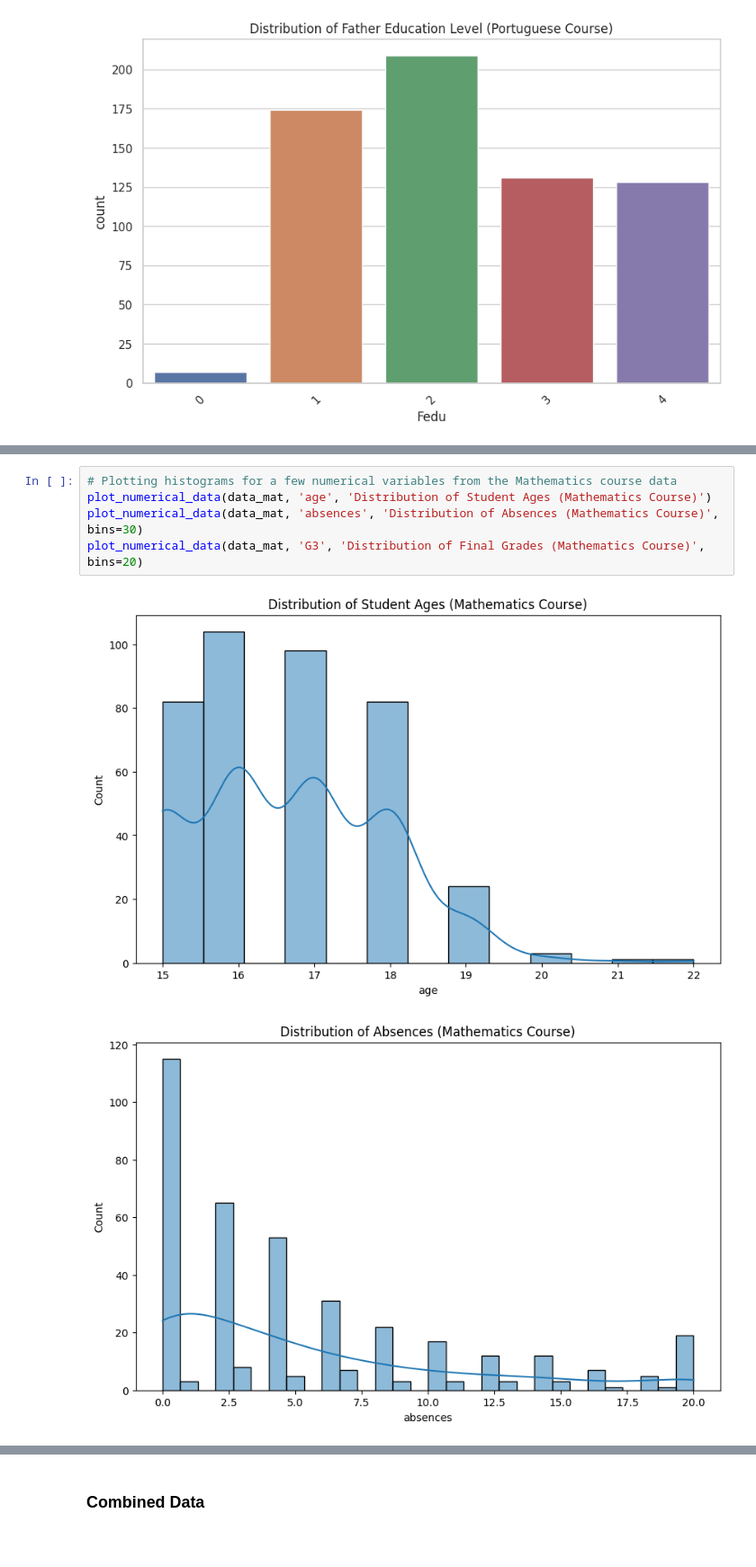
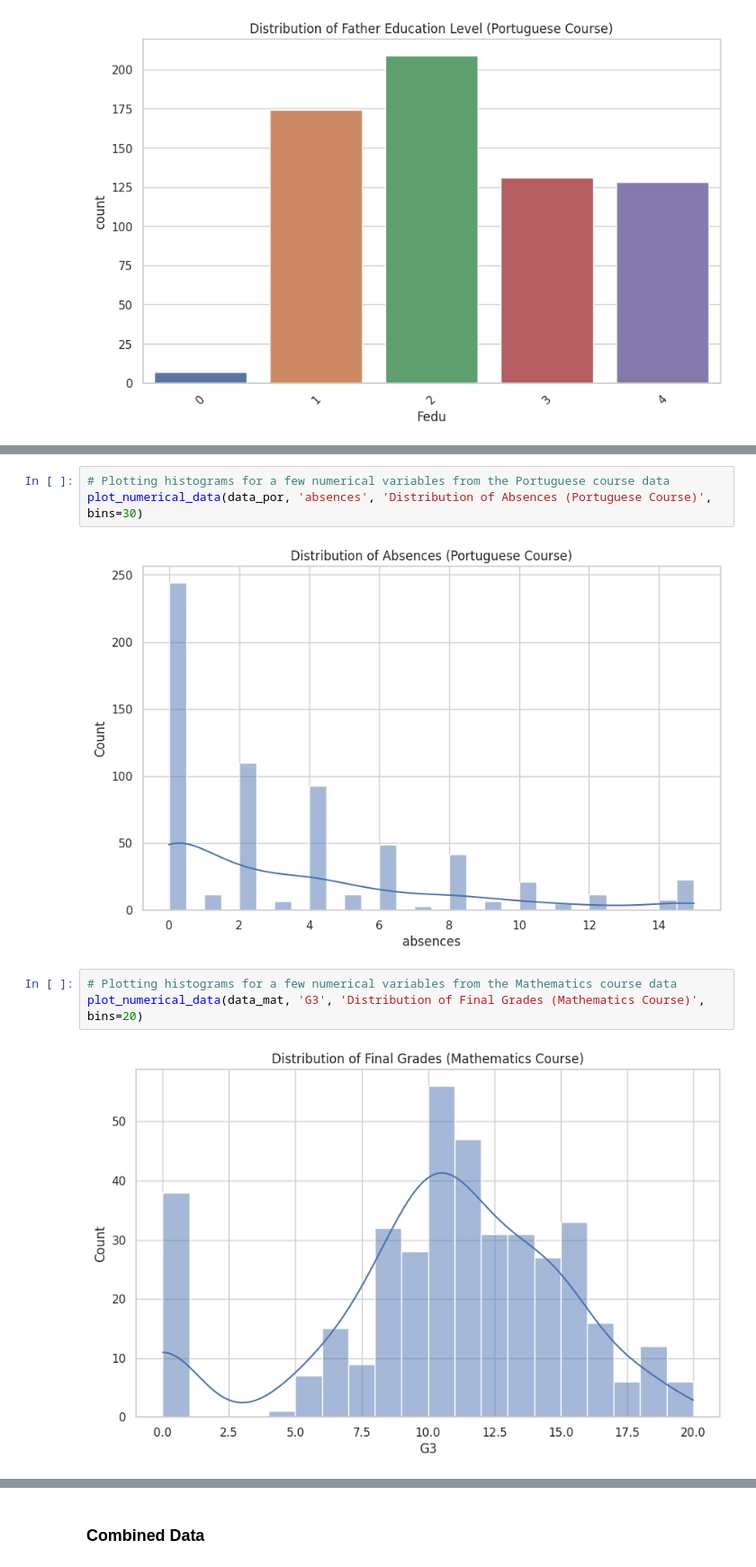
Before and after one commit to carlos-alves-one/Student-Performance-Analysis, a Jupyter notebook: Student_Performance.ipynb, the cells around one changed output, grey strips where cells are left out. Shown at 90% size. Cells and saved outputs as stored; diff of their text form; blank space fills up the shorter version.

Commit message:
Plotting histograms for a few numerical variables from the Portuguese course data

```diff
--- a/Student_Performance.ipynb
+++ b/Student_Performance.ipynb
@@ -703,8 +720,10 @@ plot_numerical_data(data_por, 'G3', 'Distribution of Final Grades (Portuguese Co
+# %%
+# Plotting histograms for a few numerical variables from the Portuguese course data
+plot_numerical_data(data_por, 'absences', 'Distribution of Absences (Portuguese Course)', bins=30)
+# %% [output]
+[figure, added]
 # %%
 # Plotting histograms for a few numerical variables from the Mathematics course data
-plot_numerical_data(data_mat, 'age', 'Distribution of Student Ages (Mathematics Course)')
-plot_numerical_data(data_mat, 'absences', 'Distribution of Absences (Mathematics Course)', bins=30)
 plot_numerical_data(data_mat, 'G3', 'Distribution of Final Grades (Mathematics Course)', bins=20)
 # %% [output]
-[figure, old version]
+[figure, new version]
-[figure, removed]
```
Also changed, not shown: parts of 24 cells of this notebook.
